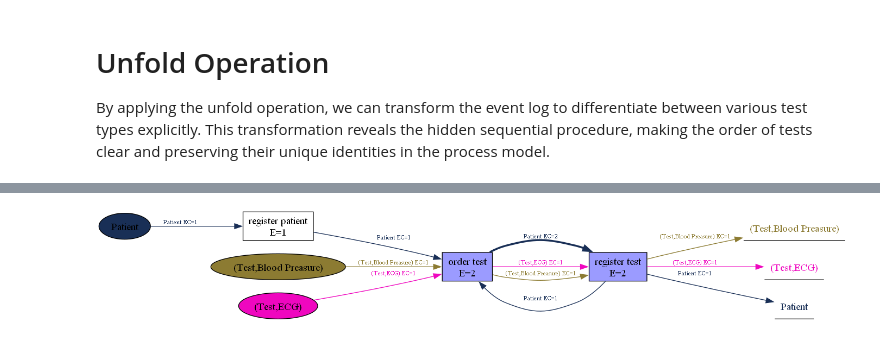
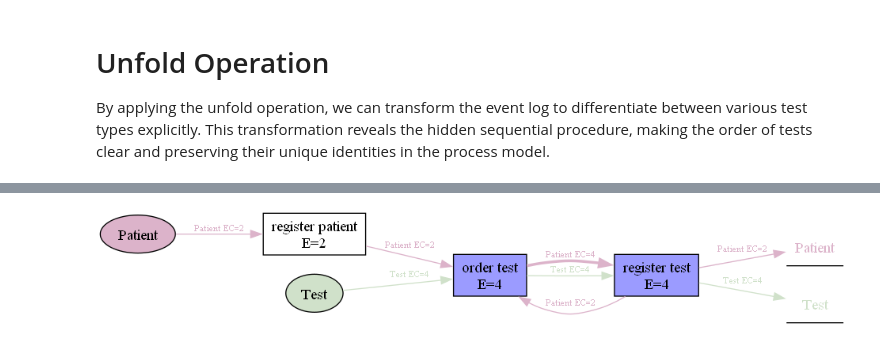
Before and after one commit to shahrzadkhayatbashi/olap-operations4ocel, a Jupyter notebook: running-example/notebooks/demo.ipynb, the cells around one changed output, grey strips where cells are left out. Saved outputs shown, nothing was run; the diff lists cells and outputs as text; code cells hidden in the pictures.

```diff
--- a/running-example/notebooks/demo.ipynb
+++ b/running-example/notebooks/demo.ipynb
@@ -24,0 +34,12 @@ pm4py.view_ocdfg(drilled_down_ocdfg, annotation='frequency', format='png')
+# %%
+roll_up_ots = {
+    'ECG Test' : ['(Test,12-lead ECG)','(Test,Monitoring ECG)'],
+    'Blood Test' : ['(Test,Fasting Blood Glucose Test)','(Test,Arterial Blood Gas Test)']
+}
+
+rolled_up_ocel = drilled_down_ocel
+for target_ot, detailed_ots in roll_up_ots.items():
+    rolled_up_ocel = ocelhelper.roll_up(rolled_up_ocel, detailed_ots ,target_ot)
+
+rolled_up_ocdfg = pm4py.discover_ocdfg(rolled_up_ocel)
+pm4py.view_ocdfg(rolled_up_ocdfg, annotation='frequency', format='png')
@@ -26,11 +49,10 @@ pm4py.view_ocdfg(drilled_down_ocdfg, annotation='frequency', format='png')
 # Unfold Operation
 By applying the unfold operation, we can transform the event log to differentiate between various test types explicitly. This transformation reveals the hidden sequential procedure, making the order of tests clear and preserving their unique identities in the process model.
 # %%
-ots = ['(Test,ECG)','(Test,Blood)']
-unfolded_ocel=drilled_down_ocel
+unfolded_ocel=rolled_up_ocel
 etypes = ['order test', 'register test']
 
-for ot in ots:
+for ot in list(roll_up_ots.keys()):
     for et in etypes:
         unfolded_ocel = ocelhelper.unfold(unfolded_ocel, et ,ot)
 
@@ -43,0 +66,8 @@ After performing an unfold operation, the event log can be reverted back to its
+# %%
+result = defaultdict(list)
+
+for a, b in product(etypes, roll_up_ots.keys()):
+    result[a].append(f"({a},{b})")
+
+folding_candidates = dict(result)
+folding_candidates
@@ -43,0 +77,8 @@ After performing an unfold operation, the event log can be reverted back to its
+# %%
+folded_ocel = unfolded_ocel
+
+for target_et, unfolded_ets in folding_candidates.items():
+    folded_ocel = ocelhelper.fold(folded_ocel, unfolded_ets ,target_et)
+
+folded_ocdfg = pm4py.discover_ocdfg(folded_ocel)
+pm4py.view_ocdfg(folded_ocdfg, annotation='frequency', format='png')
@@ -44,10 +90,9 @@ After performing an unfold operation, the event log can be reverted back to its
 # %%
-folded_ocel = unfolded_ocel
-for ot in ots:
-    for et in etypes:
-        folded_ocel = ocelhelper.fold(folded_ocel, et ,ot)
+rolled_up_ocel = folded_ocel
+# for ot in list(roll_up_ots.keys()):
+rolled_up_ocel = ocelhelper.roll_up(rolled_up_ocel, list(roll_up_ots.keys()) ,selected_ot)
 
-folded_ocdfg = pm4py.discover_ocdfg(folded_ocel)
-pm4py.view_ocdfg(folded_ocdfg, annotation='frequency', format='png')
+rolled_up_ocdfg = pm4py.discover_ocdfg(rolled_up_ocel)
+pm4py.view_ocdfg(rolled_up_ocdfg, annotation='frequency', format='png')
 # %% [output]
-[figure, old version]
+[figure, new version]
```
Also changed, not shown: parts of 14 cells of this notebook.
